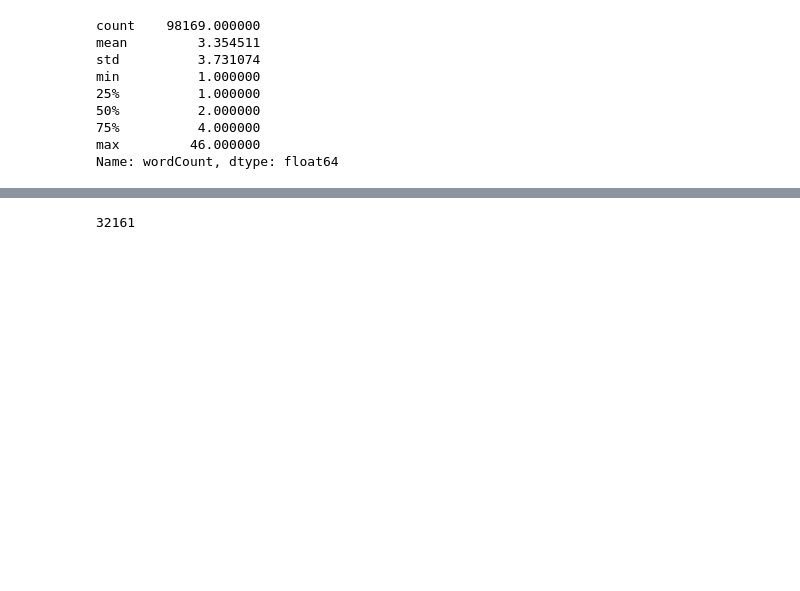
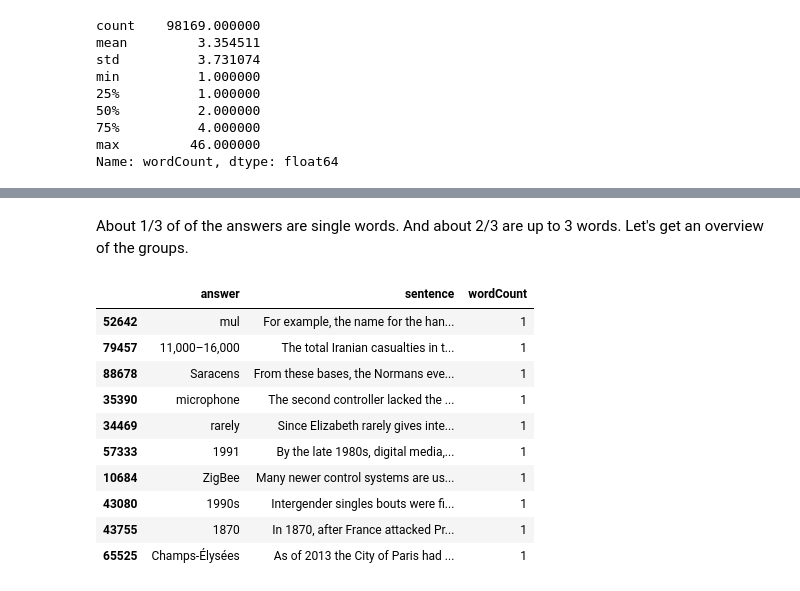
Before and after one commit to KristiyanVachev/Question-Generation, a Jupyter notebook: 01. Data Exploration/SQuADv1.ipynb, the cells around one changed output, grey strips where cells are left out. Cells and saved outputs as stored; diff of their text form; code cells hidden in the pictures; blank space fills up the shorter version.

```diff
--- a/01. Data Exploration/SQuADv1.ipynb
+++ b/01. Data Exploration/SQuADv1.ipynb
@@ -525,4 +546,16 @@ Name: wordCount, dtype: float64
+# %% [markdown]
+About 1/3 of of the answers are single words. And about 2/3 are up to 3 words. Let's get an overview of the groups.
 # %%
-len(answersDf[answersDf['wordCount'] == 1])
+answersDf[answersDf['wordCount'] == 1].sample(10, random_state=42)
 # %% [output]
-32161
+|  | answer | sentence | wordCount |
+| 52642 | mul | For example, the name for the han... | 1 |
+| 79457 | 11,000–16,000 | The total Iranian casualties in t... | 1 |
+| 88678 | Saracens | From these bases, the Normans eve... | 1 |
+| 35390 | microphone | The second controller lacked the ... | 1 |
+| 34469 | rarely | Since Elizabeth rarely gives inte... | 1 |
+| 57333 | 1991 | By the late 1980s, digital media,... | 1 |
+| 10684 | ZigBee | Many newer control systems are us... | 1 |
+| 43080 | 1990s | Intergender singles bouts were fi... | 1 |
+| 43755 | 1870 | In 1870, after France attacked Pr... | 1 |
+| 65525 | Champs-Élysées | As of 2013 the City of Paris had ... | 1 |
```
Also changed, not shown: parts of 19 cells of this notebook.
